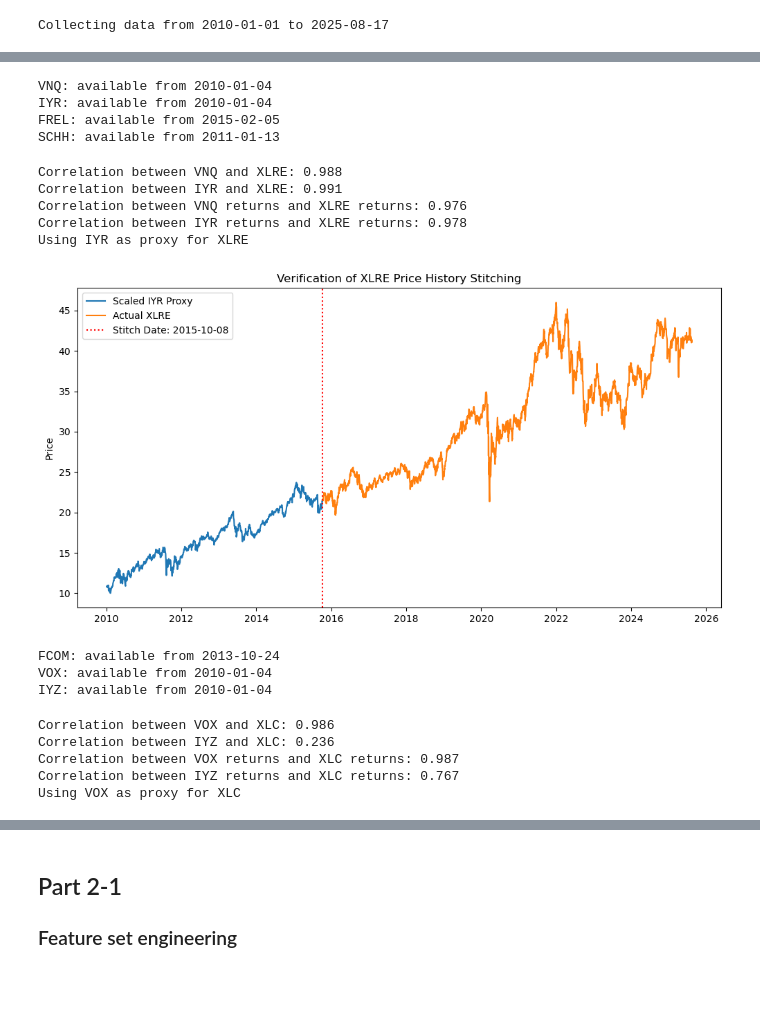
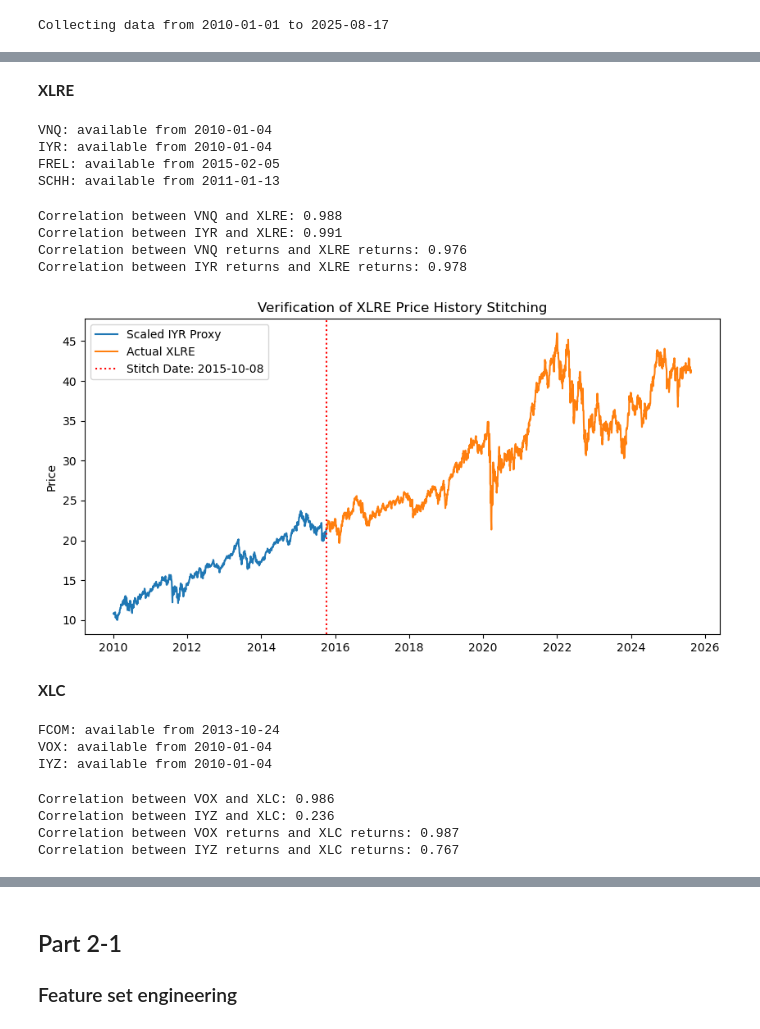
Before and after one commit to thishan1036/quantitative-sector-rotation, a Jupyter notebook: sector_rotation.ipynb, the cells around one changed output, grey strips where cells are left out. Saved outputs shown, nothing was run; the diff lists cells and outputs as text; code cells hidden in the pictures; blank space fills up the shorter version.

```diff
--- a/sector_rotation.ipynb
+++ b/sector_rotation.ipynb
@@ -223,3 +239,5 @@ CL=F: 2010-01-04 00:00:00
+# %% [markdown]
+**XLRE**
 # %%
 # checking real estate ETFs availability
 real_estate = ['VNQ','IYR','FREL','SCHH']
@@ -277,14 +295,11 @@ iyr_ret_corr = iyr_retutrn.corr(xlre_return)
 
 print(f"Correlation between VNQ returns and XLRE returns: {vnq_ret_corr:.3f}")
 print(f"Correlation between IYR returns and XLRE returns: {iyr_ret_corr:.3f}")
-
-print(f"Using IYR as proxy for XLRE")
 # %% [output]
 Correlation between VNQ and XLRE: 0.988
 Correlation between IYR and XLRE: 0.991
 Correlation between VNQ returns and XLRE returns: 0.976
 Correlation between IYR returns and XLRE returns: 0.978
-Using IYR as proxy for XLRE
 # %%
 # first day XLRE existed
 stitch_date_xlre = '2015-10-08'
@@ -310,17 +325,19 @@ continuous_xlre = pd.concat([
 df_data['XLRE'] = continuous_xlre
 # %%
 # XLRE stitching verification plot
-plt.figure(figsize=(12,6))
+plt.figure(figsize=(10,5))
 plt.plot(scaled_iyr_history, label='Scaled IYR Proxy')
 plt.plot(xlre_prices, label='Actual XLRE')
 plt.axvline(pd.to_datetime(stitch_date_xlre), color='red', linestyle=':',
             label=f'Stitch Date: {stitch_date_xlre}')
 plt.title('Verification of XLRE Price History Stitching')
 plt.ylabel('Price')
 plt.legend()
 plt.show()
 # %% [output]
-[figure, old version]
+[figure, new version]
+# %% [markdown]
+**XLC**
 # %%
 # checking telecommunication ETFs availability
 tele_comm = ['FCOM','VOX','IYZ']
@@ -377,14 +394,11 @@ iyz_ret_corr = iyz_return.corr(xlc_return)
 
 print(f"Correlation between VOX returns and XLC returns: {vox_ret_corr:.3f}")
 print(f"Correlation between IYZ returns and XLC returns: {iyz_ret_corr:.3f}")
-
-print(f"Using VOX as proxy for XLC")
 # %% [output]
 Correlation between VOX and XLC: 0.986
 Correlation between IYZ and XLC: 0.236
 Correlation between VOX returns and XLC returns: 0.987
 Correlation between IYZ returns and XLC returns: 0.767
-Using VOX as proxy for XLC
 # %%
 # scaling proxy etfs to mathc XLC price
 
```
Also changed, not shown: parts of 78 cells of this notebook, 1 other file.
